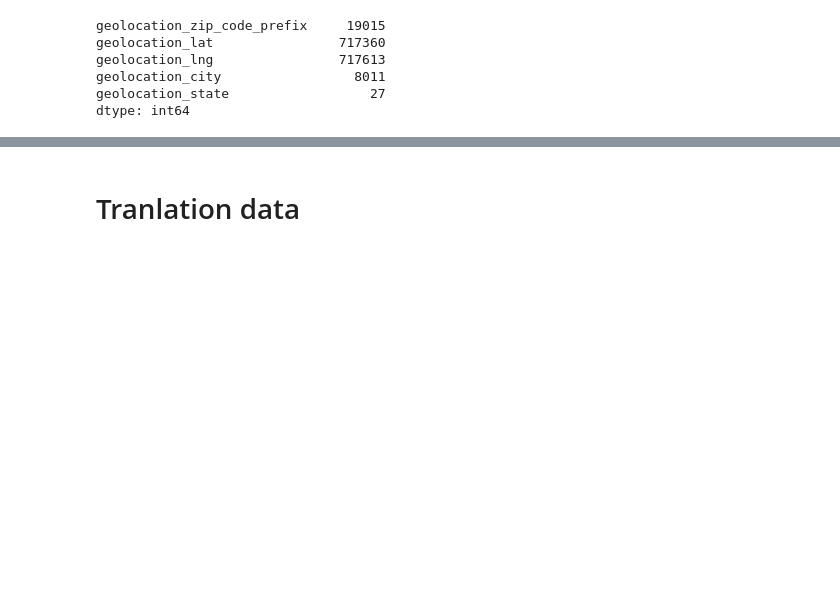
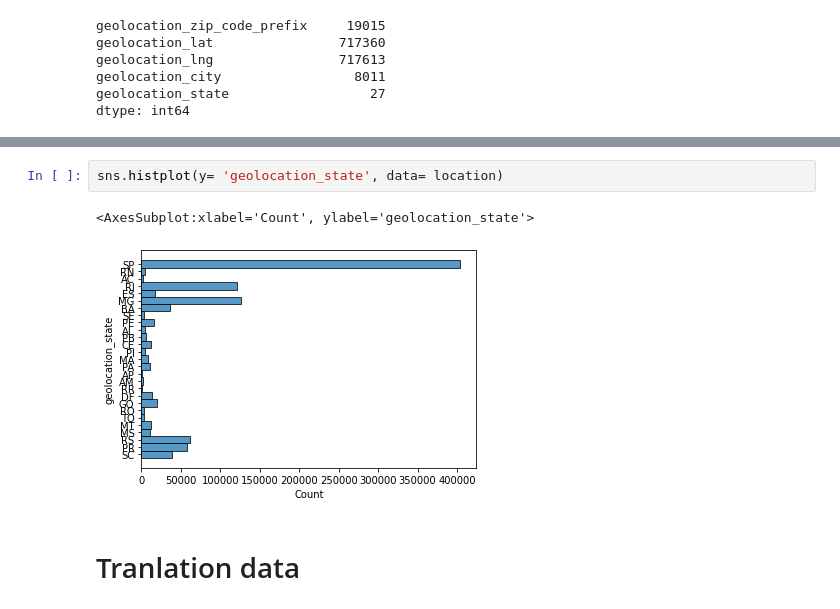
Before and after one commit to Random-Wanderer/Building_toolbox, a Jupyter notebook: notebooks/Olist_analysis.ipynb, the cells around one changed output, grey strips where cells are left out. Saved outputs shown, nothing was run; the diff lists cells and outputs as text; blank space fills up the shorter version.

```diff
--- a/notebooks/Olist_analysis.ipynb
+++ b/notebooks/Olist_analysis.ipynb
@@ -385,3 +428,8 @@ dtype: int64
+# %%
+sns.histplot(y= 'geolocation_state', data= location)
+# %% [output]
+<AxesSubplot:xlabel='Count', ylabel='geolocation_state'>
+[figure, added]
 # %% [markdown]
 # Tranlation data
 # %%
```
Also changed, not shown: parts of 5 cells of this notebook.
